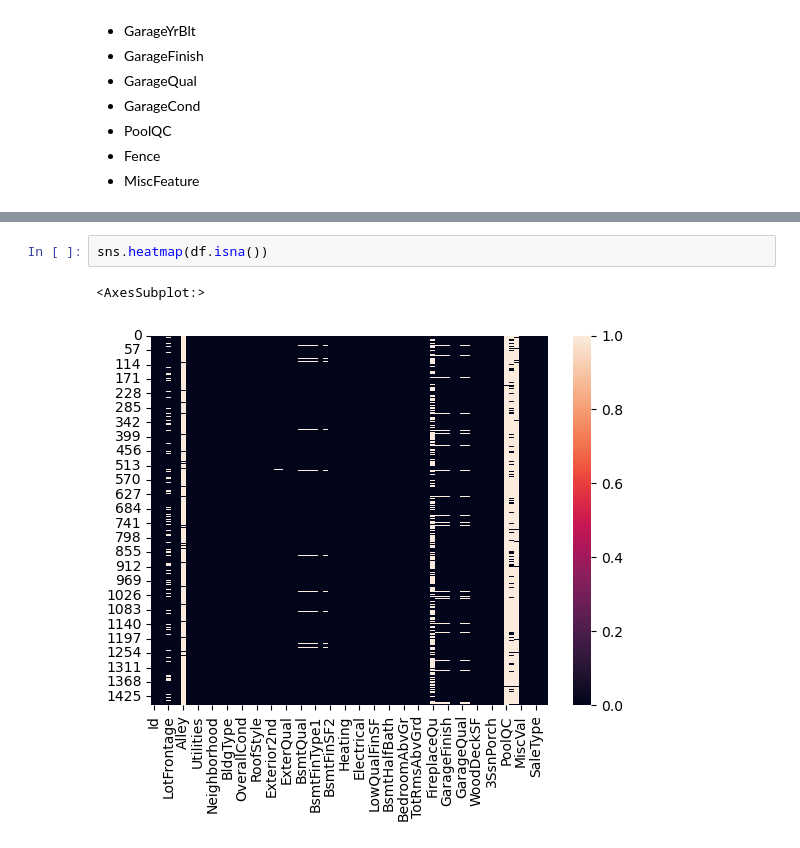
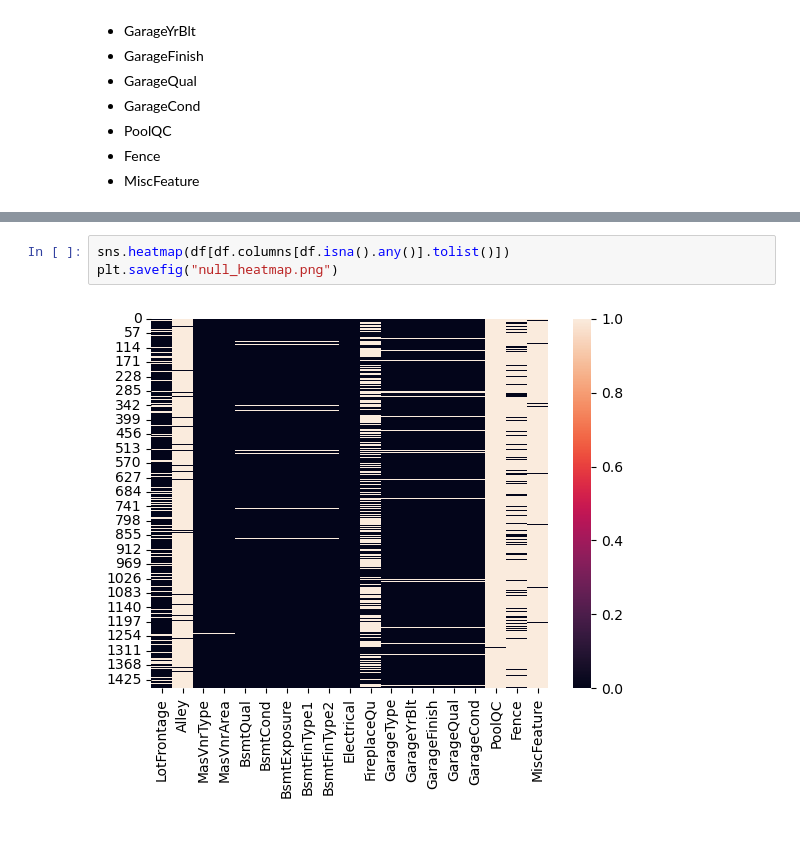
Before and after one commit to connergorman/house-price, a Jupyter notebook: data_exploration.ipynb, the cells around one changed output, grey strips where cells are left out. Cells and saved outputs as stored; diff of their text form.

Commit message:
newer version of heatmap

```diff
--- a/data_exploration.ipynb
+++ b/data_exploration.ipynb
@@ -83,5 +109,5 @@ All of the columns have an option for NA (feature doesn't exist), or they are nu
 # %%
-sns.heatmap(df.isna())
+sns.heatmap(df[df.columns[df.isna().any()].tolist()])
+plt.savefig("null_heatmap.png")
 # %% [output]
-<AxesSubplot:>
-[figure, old version]
+[figure, new version]
```
Also changed, not shown: parts of 5 cells of this notebook.
